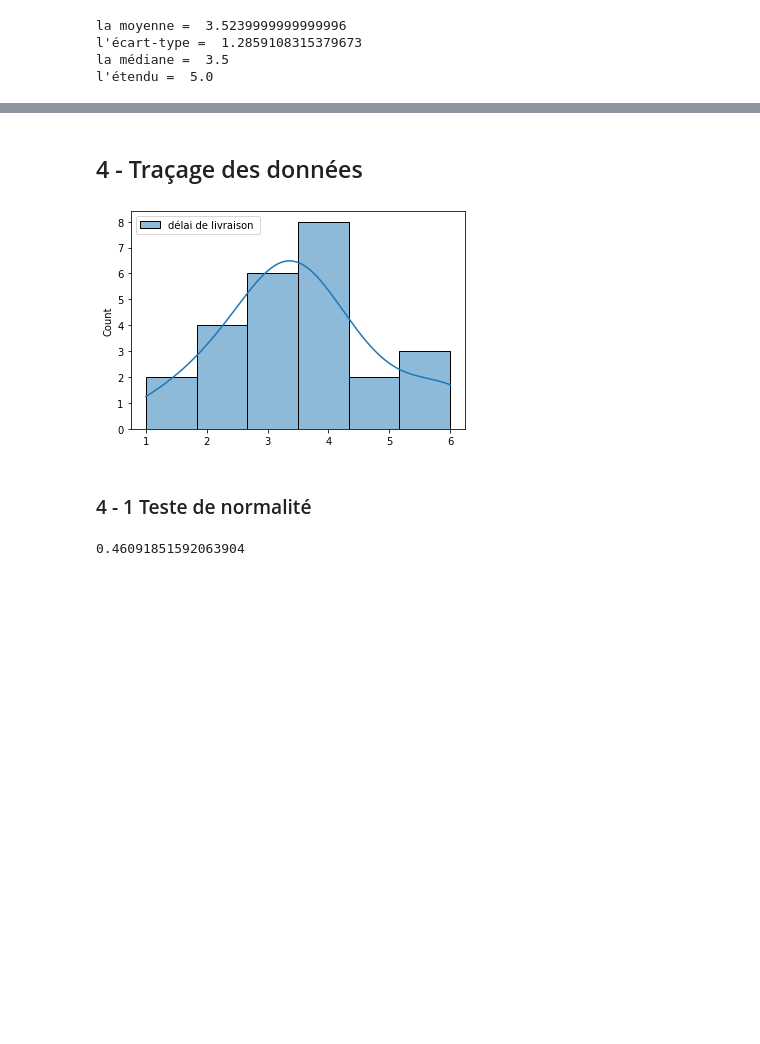
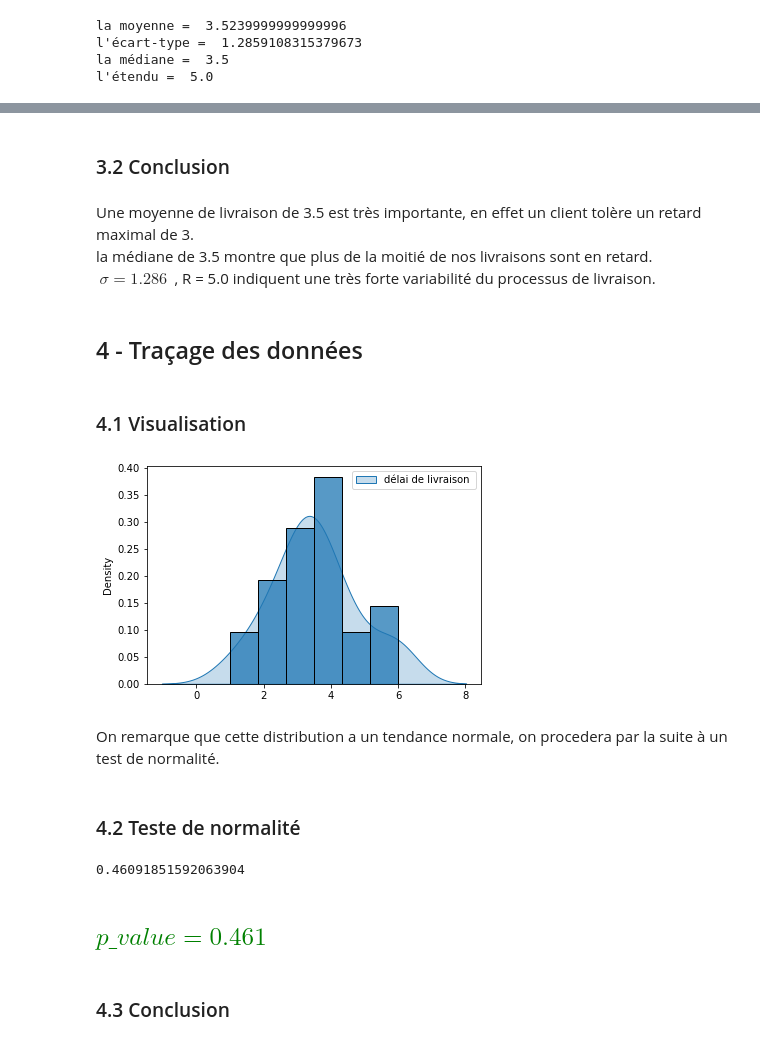
Before and after one commit to MehdiHayanai/etude_de_cas_2_DQ, a Jupyter notebook: Étude_de_cas_part_1 .ipynb, the cells around one changed output, grey strips where cells are left out. Cells and saved outputs as stored; diff of their text form; code cells hidden in the pictures; blank space fills up the shorter version.

```diff
--- a/Étude_de_cas_part_1 .ipynb
+++ b/Étude_de_cas_part_1 .ipynb
@@ -146,14 +163,29 @@ l'étendu =  5.0
+# %% [markdown]
+### 3.2 Conclusion
+# %% [markdown]
+Une moyenne de livraison de 3.5 est très importante, en effet un client tolère un retard maximal de 3.<br>
+la médiane de 3.5 montre que plus de la moitié de nos livraisons sont en retard.<br>
+$\ \sigma = 1.286\ \ $, R = 5.0 indiquent une très forte variabilité du processus de livraison.
 # %% [markdown]
 ## 4 - Traçage des données
-# %%
-ax = sns.histplot(data=data,kde=True)
-# %% [output]
-[figure, removed]
+# %% [markdown]
+### 4.1 Visualisation
+# %%
+sns.histplot(data=data, stat='density')
+ax = sns.kdeplot(data=data, fill=True)
+# %% [output]
+[figure, added]
+# %% [markdown]
+On remarque que cette distribution a un tendance normale, on procedera par la suite à un test de normalité.
 # %% [markdown]
-### 4 - 1 Teste de normalité
+### 4.2 Teste de normalité
 # %%
 sp = stats.shapiro(data)
 p_value = sp.pvalue
 print(p_value)
 # %% [output]
 0.46091851592063904
+# %% [markdown]
+## <font color='green'>$ p\_value = 0.461 $</font>
+# %% [markdown]
+### 4.3 Conclusion
```
Also changed, not shown: parts of 36 cells of this notebook, 1 other file.
